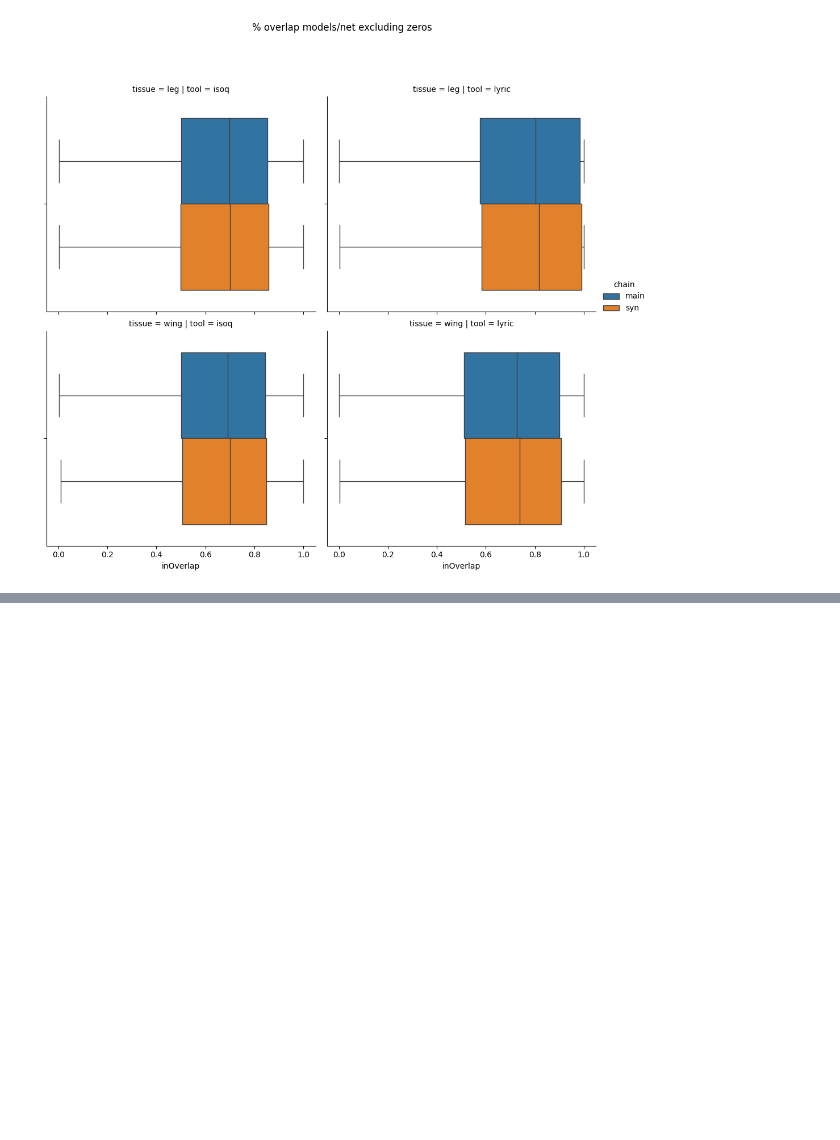
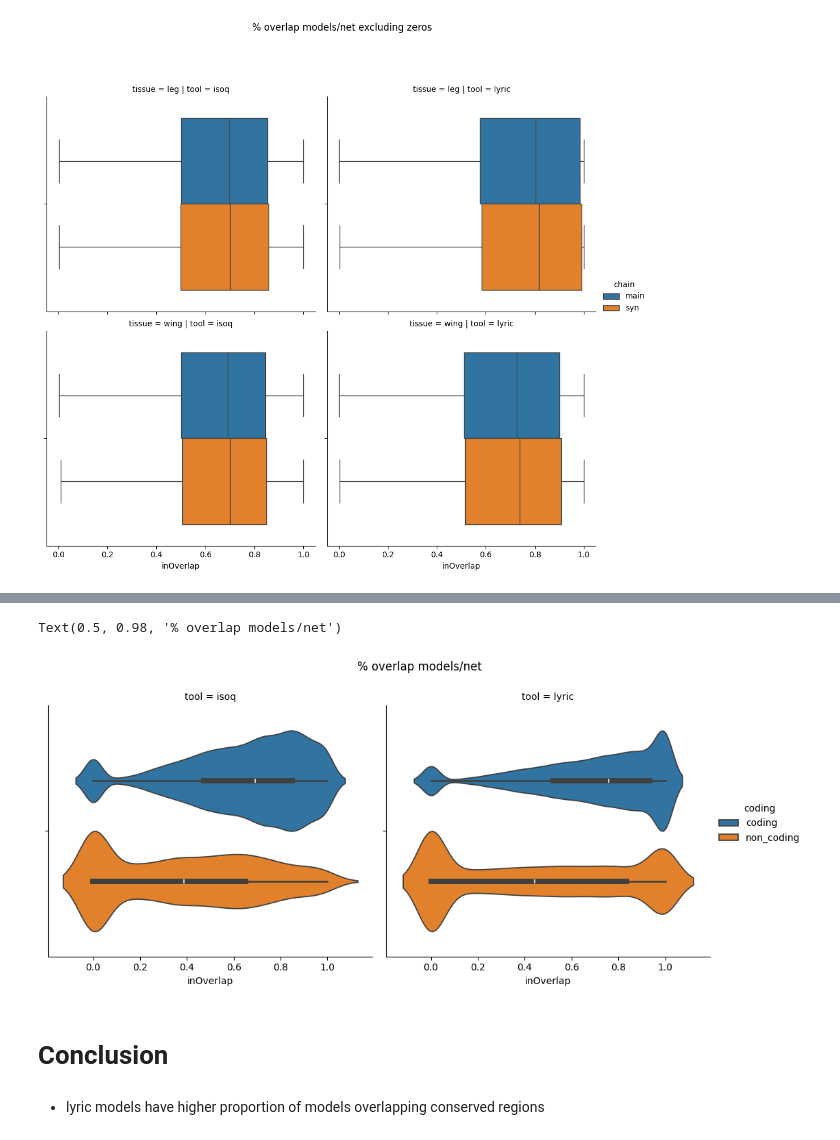
Before and after one commit to apollo994/lepidoptera_catalog, a Jupyter notebook: notebooks/02_intersect_longreadmodels.ipynb, the cells around one changed output, grey strips where cells are left out. Saved outputs shown, nothing was run; the diff lists cells and outputs as text; code cells hidden in the pictures; blank space fills up the shorter version.

Commit message:
added coding potential

```diff
--- a/notebooks/02_intersect_longreadmodels.ipynb
+++ b/notebooks/02_intersect_longreadmodels.ipynb
@@ -271,0 +274,8 @@ Text(0.5, 0.98, '% overlap models/net excluding zeros')
+# %%
+sq_classification = ! ls ../data/longread_models/sqanti_classification/*
+# %%
+sq_df = pd.DataFrame()
+
+for f in sq_classification:
+    tmp_df = pd.read_csv(f, sep='\t')
+    sq_df = pd.concat([sq_df, tmp_df])
@@ -271,0 +297,4 @@ Text(0.5, 0.98, '% overlap models/net excluding zeros')
+# %%
+coding_potential_dict = sq_df.set_index('isoform')['coding'].to_dict()
+# %%
+overlap_df['coding'] = overlap_df['#inId'].map(coding_potential_dict)
@@ -271,0 +317,11 @@ Text(0.5, 0.98, '% overlap models/net excluding zeros')
+# %%
+a = sns.catplot(data = overlap_df, x = 'inOverlap',hue = 'coding' ,col = 'tool', kind = 'violin')
+a.fig.subplots_adjust(top=0.85)
+a.fig.suptitle('% overlap models/net')
+# %% [output]
+Text(0.5, 0.98, '% overlap models/net')
+[figure, added]
+# %% [markdown]
+# Conclusion
+# %% [markdown]
+- lyric models have higher proportion of models overlapping conserved regions
```
Also changed, not shown: parts of 3 cells of this notebook.
